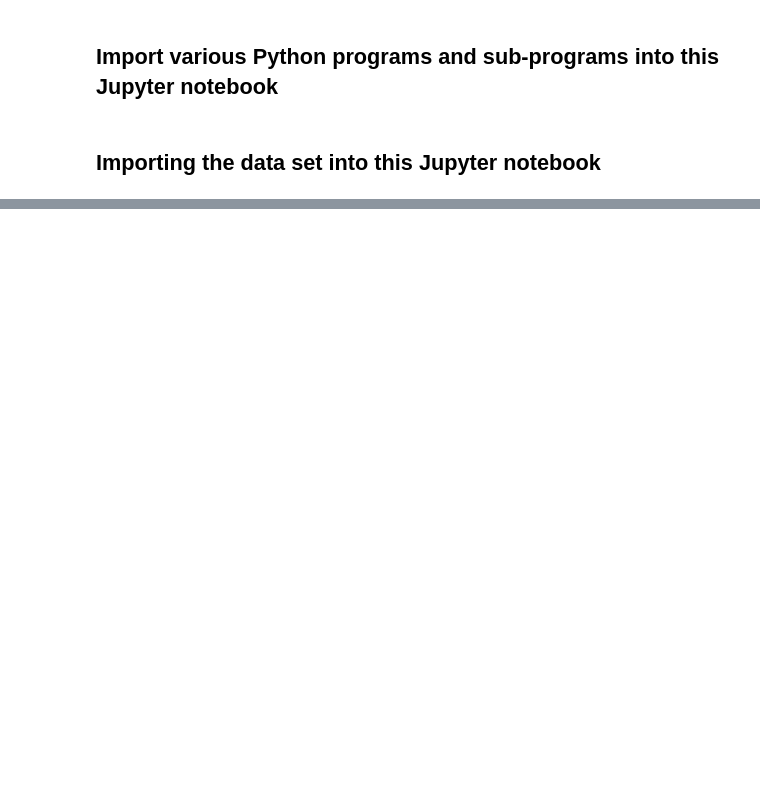
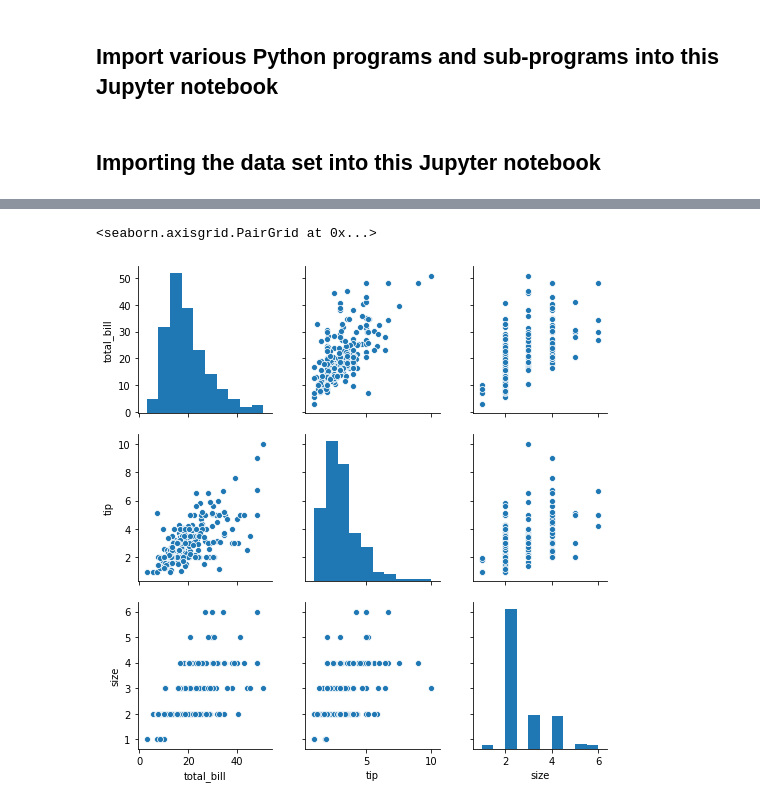
Before and after one commit to ClaireGMIT/Fundamentals-of-data-analysis-Assessment, a Jupyter notebook: Fundamentals-of-Data-Analysis-Assignment1-Nov2019.ipynb, the cells around one changed output, grey strips where cells are left out. Saved outputs shown, nothing was run; the diff lists cells and outputs as text; code cells hidden in the pictures; blank space fills up the shorter version.

```diff
--- a/Fundamentals-of-Data-Analysis-Assignment1-Nov2019.ipynb
+++ b/Fundamentals-of-Data-Analysis-Assignment1-Nov2019.ipynb
@@ -22,9 +26,3 @@ import seaborn as sns # imports the Seaborn program which allows visualisation o
 import matplotlib.pyplot as plt  # imports the Seaborn program allows plots of data to be created
 # %% [markdown]
 ## Importing the data set into this Jupyter notebook
-# %%
-sns.set()
-
-tips = sns.load_dataset("https://raw.githubusercontent.com/pandas-dev/pandas/master/doc/data/tips.csv")
-
-sns.relplot(x="total_bill", y="tip", col="time", hue="smoker", style="smoker", size="size", data=tips);
@@ -32,0 +29,4 @@ HTTPError: HTTP Error 404: Not Found
+# %%
+df = pd.read_csv("https://raw.githubusercontent.com/pandas-dev/pandas/master/doc/data/tips.csv") # data is imported from this URL and the dataset is named "df"
+
+df #displays the data set as a table/array
@@ -32,0 +143,5 @@ HTTPError: HTTP Error 404: Not Found
+# %%
+sns.pairplot(df) # data is displayed as histogram and scatterplots
+# %% [output]
+<seaborn.axisgrid.PairGrid at 0x...>
+[figure, added]
```
Also changed, not shown: parts of 15 cells of this notebook.
